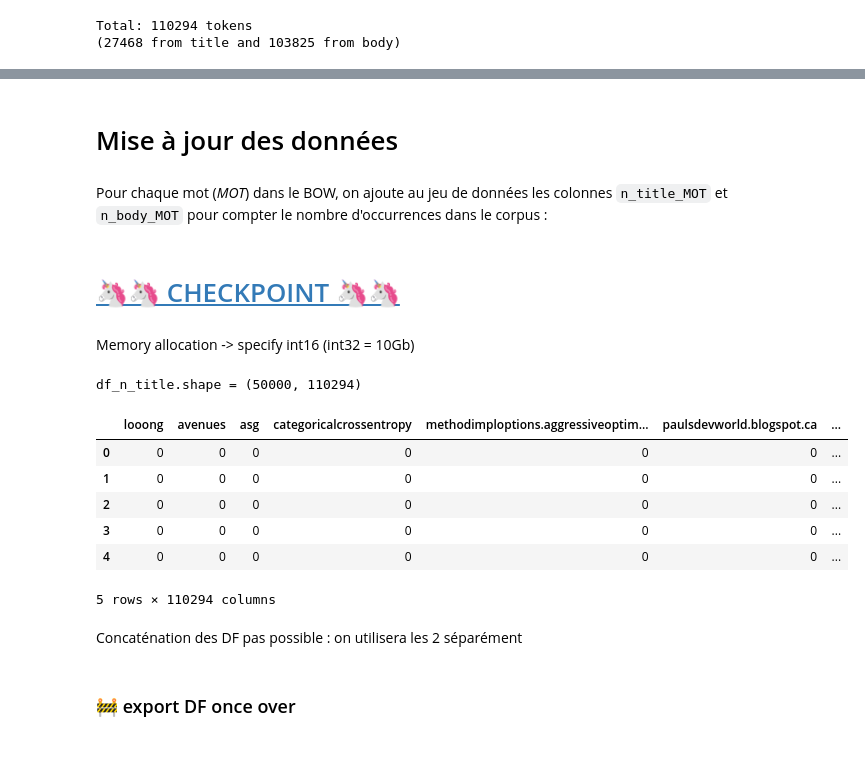
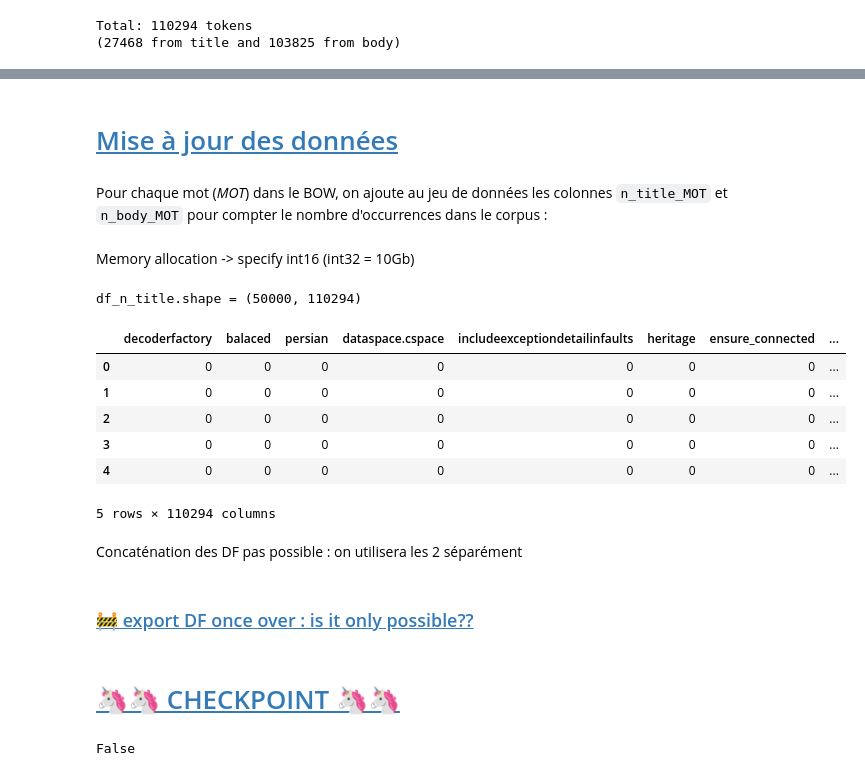
Before and after one commit to sycod/OC_P5_SoF, a Jupyter notebook: 1_EDA.ipynb, the cells around one changed output, grey strips where cells are left out. Saved outputs shown, nothing was run; the diff lists cells and outputs as text; code cells hidden in the pictures.

```diff
--- a/1_EDA.ipynb
+++ b/1_EDA.ipynb
@@ -490,9 +518,7 @@ wordcloud.words_
 # %% [markdown]
-# Mise à jour des données
+# <a id='toc6_'></a>[Mise à jour des données](#toc0_)
 # %% [markdown]
 Pour chaque mot (*MOT*) dans le BOW, on ajoute au jeu de données les colonnes ``n_title_MOT`` et ``n_body_MOT`` pour compter le nombre d'occurrences dans le corpus :
-# %% [markdown]
-# <a id='toc6_'></a>[🦄🦄 CHECKPOINT 🦄🦄](#toc0_)
 # %% [markdown]
 Memory allocation -> specify int16 (int32 = 10Gb)
 # %%
@@ -503,24 +529,24 @@ Memory allocation -> specify int16 (int32 = 10Gb)
 # %%
 # specify data type int16 for memory optimization
 df_n_title = pd.DataFrame(
     np.zeros((len(df), len(rain_bow)), dtype=np.uint8),
     index=np.arange(len(df)),
-    columns=list(rain_bow)
+    columns=list(rain_bow),
 )
 
 print(f"{df_n_title.shape = }")
 display(df_n_title.head())
 # %% [output]
 df_n_title.shape = (50000, 110294)
-|  | looong | avenues | asg | categoricalcrossentropy | methodimploptions.aggressiveoptim... | paulsdevworld.blogspot.ca | ... |
-| 0 | 0 | 0 | 0 | 0 | 0 | 0 | ... |
-| 1 | 0 | 0 | 0 | 0 | 0 | 0 | ... |
-| 2 | 0 | 0 | 0 | 0 | 0 | 0 | ... |
-| 3 | 0 | 0 | 0 | 0 | 0 | 0 | ... |
-| 4 | 0 | 0 | 0 | 0 | 0 | 0 | ... |
+|  | decoderfactory | balaced | persian | dataspace.cspace | includeexceptiondetailinfaults | heritage | ensure_connected | ... |
+| 0 | 0 | 0 | 0 | 0 | 0 | 0 | 0 | ... |
+| 1 | 0 | 0 | 0 | 0 | 0 | 0 | 0 | ... |
+| 2 | 0 | 0 | 0 | 0 | 0 | 0 | 0 | ... |
+| 3 | 0 | 0 | 0 | 0 | 0 | 0 | 0 | ... |
+| 4 | 0 | 0 | 0 | 0 | 0 | 0 | 0 | ... |
 5 rows × 110294 columns
 # %% [markdown]
 Concaténation des DF pas possible : on utilisera les 2 séparément
 # %% [markdown]
-### 🚧 export DF once over
+### <a id='toc7_1_1_'></a>[🚧 export DF once over : is it only possible??](#toc0_)
 # %%
@@ -529,2 +555,8 @@ Concaténation des DF pas possible : on utilisera les 2 séparément
 # with open("data/df_cleaned.pkl", "rb") as f:
 #     df = pickle.load(f)
+# %% [markdown]
+# <a id='toc7_'></a>[🦄🦄 CHECKPOINT 🦄🦄](#toc0_)
+# %%
+"non" in bow_title
+# %% [output]
+False
```
Also changed, not shown: parts of 30 cells of this notebook, 1 other file.
